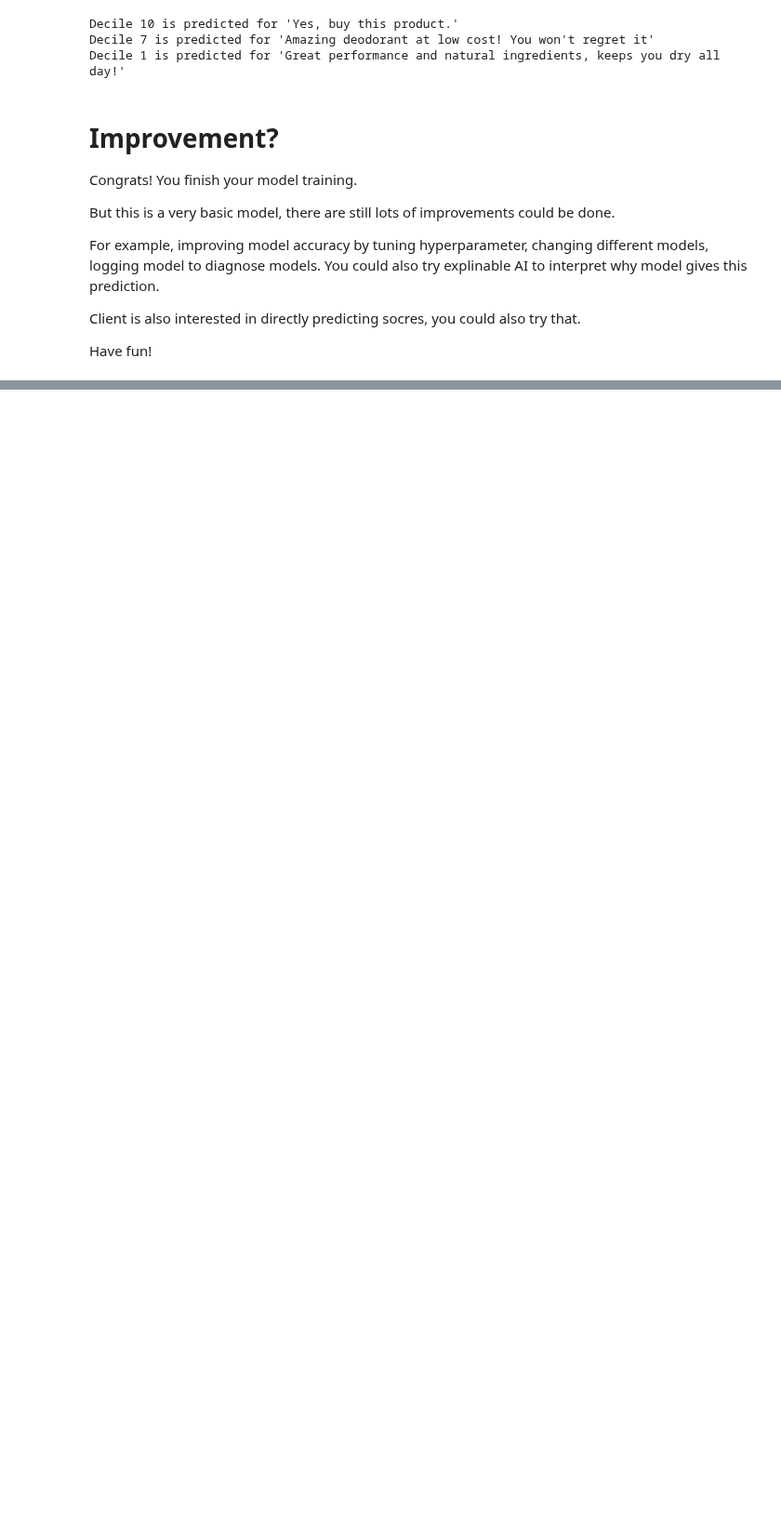
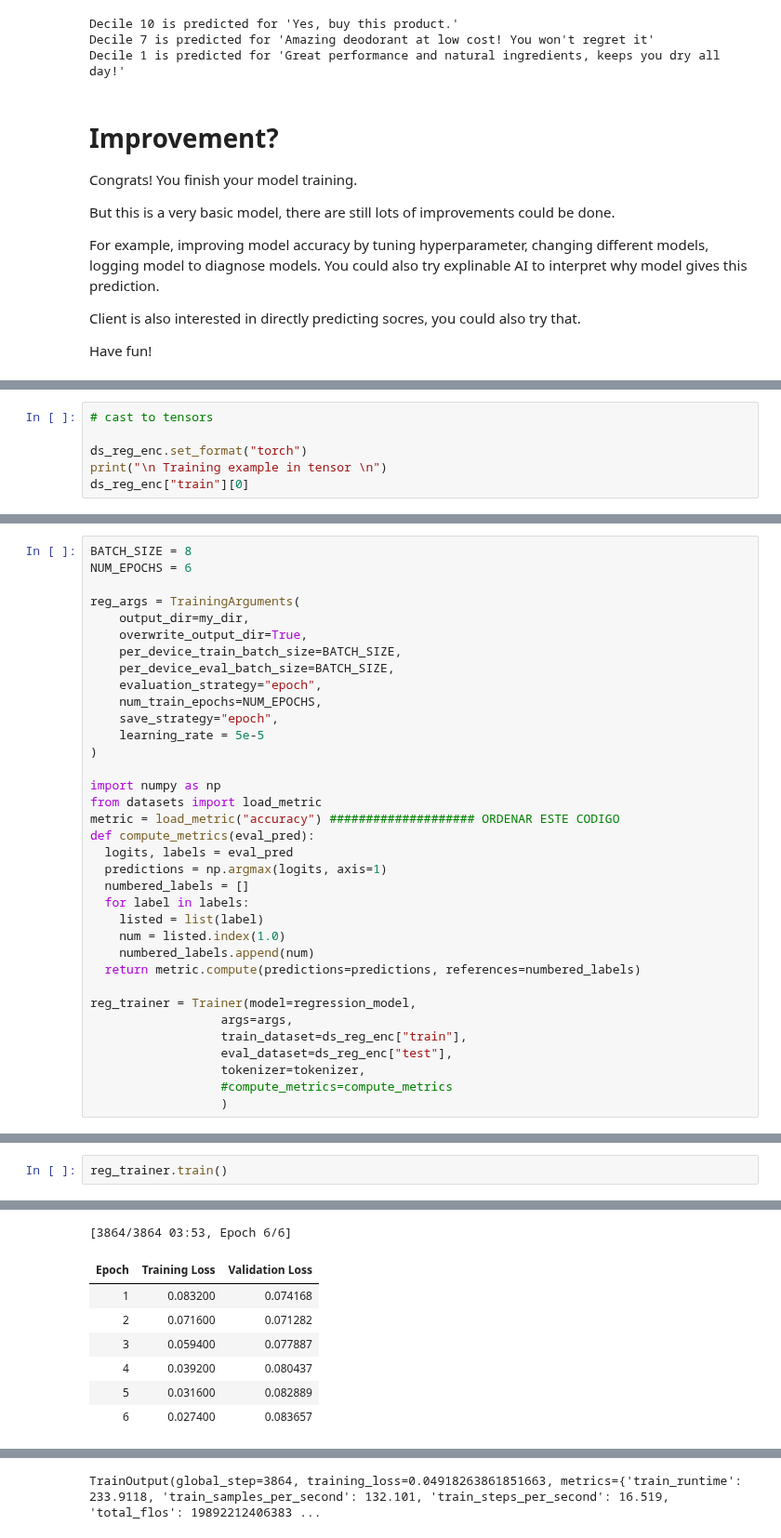
Before and after one commit to jpsiegel/Projects, a Jupyter notebook: caseStudy_Jan.ipynb, the cells around one changed output, grey strips where cells are left out. Shown at 93% size. Saved outputs shown, nothing was run; the diff lists cells and outputs as text; blank space fills up the shorter version.

Commit message:
added regression model

```diff
--- a/caseStudy_Jan.ipynb
+++ b/caseStudy_Jan.ipynb
@@ -470,0 +553,6 @@ Have fun!
+# %%
+# cast to tensors
+
+ds_reg_enc.set_format("torch")
+print("\n Training example in tensor \n")
+ds_reg_enc["train"][0]
@@ -470,0 +564,35 @@ Have fun!
+# %%
+BATCH_SIZE = 8
+NUM_EPOCHS = 6
+
+reg_args = TrainingArguments(
+    output_dir=my_dir,
+    overwrite_output_dir=True,
+    per_device_train_batch_size=BATCH_SIZE,
+    per_device_eval_batch_size=BATCH_SIZE,
+    evaluation_strategy="epoch",
+    num_train_epochs=NUM_EPOCHS,
+    save_strategy="epoch",
+    learning_rate = 5e-5
+)
+
+import numpy as np
+from datasets import load_metric
+metric = load_metric("accuracy") #################### ORDENAR ESTE CODIGO
+def compute_metrics(eval_pred):
+  logits, labels = eval_pred
+  predictions = np.argmax(logits, axis=1)
+  numbered_labels = []
+  for label in labels:
+    listed = list(label)
+    num = listed.index(1.0)
+    numbered_labels.append(num)
+  return metric.compute(predictions=predictions, references=numbered_labels)
+
+reg_trainer = Trainer(model=regression_model,
+                  args=args,
+                  train_dataset=ds_reg_enc["train"],
+                  eval_dataset=ds_reg_enc["test"],
+                  tokenizer=tokenizer,
+                  #compute_metrics=compute_metrics
+                  )
@@ -470,0 +602,3 @@ Have fun!
+# %%
+reg_trainer.train()
+# %% [output]
@@ -470,0 +612,8 @@ Have fun!
+[3864/3864 03:53, Epoch 6/6]
+| Epoch | Training Loss | Validation Loss |
+| 1 | 0.083200 | 0.074168 |
+| 2 | 0.071600 | 0.071282 |
+| 3 | 0.059400 | 0.077887 |
+| 4 | 0.039200 | 0.080437 |
+| 5 | 0.031600 | 0.082889 |
+| 6 | 0.027400 | 0.083657 |
@@ -470,0 +637 @@ Have fun!
+TrainOutput(global_step=3864, training_loss=0.04918263861851663, metrics={'train_runtime': 233.9118, 'train_samples_per_second': 132.101, 'train_steps_per_second': 16.519, 'total_flos': 19892212406383 ...
```
Also changed, not shown: parts of 9 cells of this notebook.
